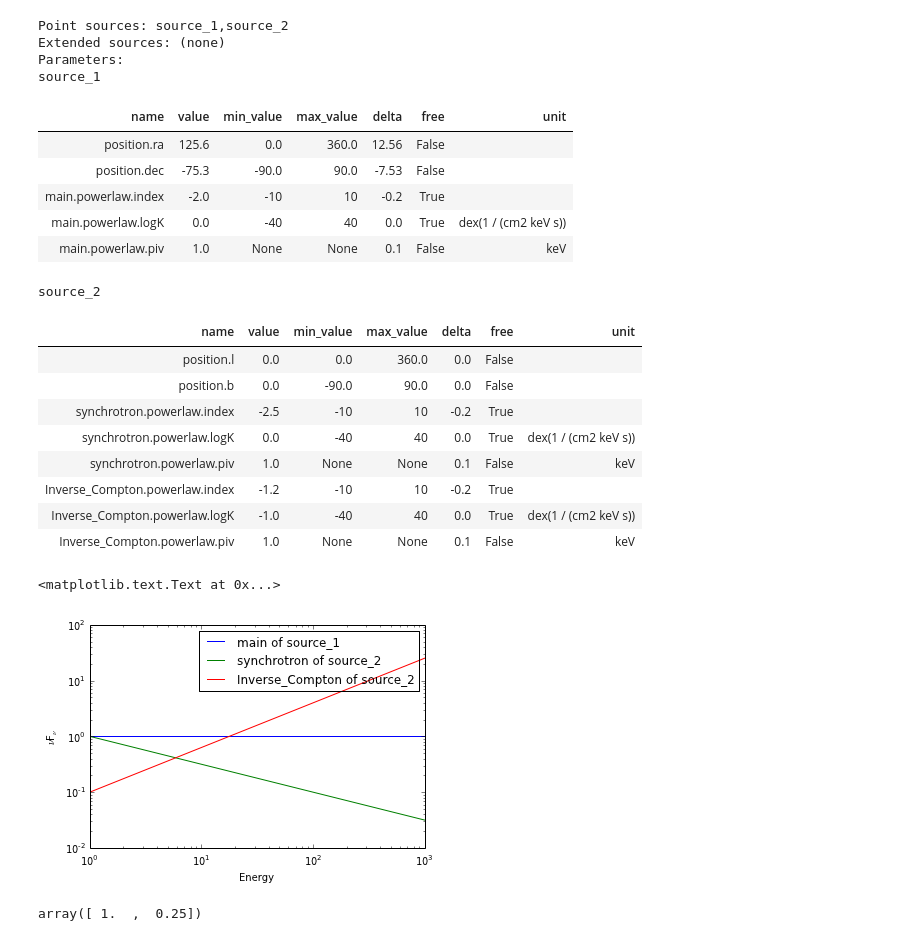
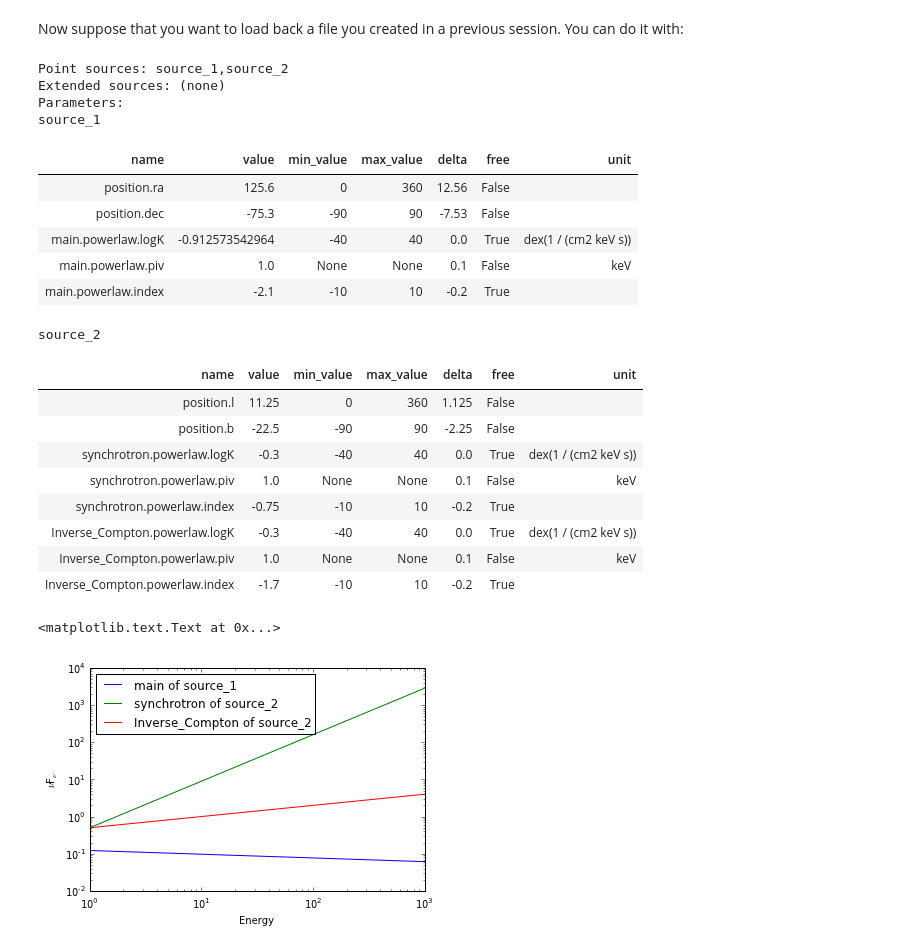
Before and after one commit to threeML/astromodels, a Jupyter notebook: examples/create_model.ipynb, the cells around one changed output. Drawn from its saved outputs; the diff is of its cells as text; code cells hidden in the pictures.

Commit message:
Improving display of information about objects

```diff
--- a/examples/create_model.ipynb
+++ b/examples/create_model.ipynb
@@ -32,0 +47,3 @@ keV
+# %%
+pts1_shape.logK = 1.2
+pts1_shape.index = -2.1
@@ -32,0 +84,6 @@ keV
+# %%
+pts1 = PointSource('source_1', ra=125.6, dec=-75.3,
+                   spectral_shape=pts1_shape)
+
+# Get some info about what we just created
+pts1.display()
@@ -33,4 +144,8 @@ keV
 # %%
 # Build a model with the two point sources
 
-my_model = am.Model(point_source1, point_source2)
+my_model = Model(pts1, point_source2)
+
+# Let's have a look at what we just created
+
+my_model.display()
@@ -36,0 +175,19 @@ my_model = am.Model(point_source1, point_source2)
+# %%
+# Method 1: universal method. When you have available an instance of a model
+# you can refer to a parameter with the 'extended' syntax:
+
+my_model.source_2.synchrotron.powerlaw.logK = 0.3
+
+# Method 2: universal method 2. You can obtain the same result without
+# explicitly using the name of the spectral function, by using the
+# generic name 'shape':
+
+my_model.source_2.synchrotron.shape.logK = 0.3
+
+# Method 3: using instances created previously.
+
+point_source2.synchrotron.shape.logK = -0.3
+component2.shape.logK = -0.3
+spectrum2.logK = -0.3
+
+my_model.display()
@@ -37 +245,3 @@ my_model = am.Model(point_source1, point_source2)
+# %% [markdown]
+Now suppose that you want to load back a file you created in a previous session. You can do it with:
 # %%
@@ -45,63 +251,64 @@ my_model_2 = am.load_model('my_model.yml')
 # %%
 # Explore the model we just loaded back
-my_model.display()
+
+my_model_2.display()
 # %% [output]
 Point sources: source_1,source_2
 Extended sources: (none)
 Parameters:
 source_1
 | name | value | min_value | max_value | delta | free | unit |
-| position.ra | 125.6 | 0.0 | 360.0 | 12.56 | False |  |
-| position.dec | -75.3 | -90.0 | 90.0 | -7.53 | False |  |
-| main.powerlaw.index | -2.0 | -10 | 10 | -0.2 | True |  |
-| main.powerlaw.logK | 0.0 | -40 | 40 | 0.0 | True | dex(1 / (cm2 keV s)) |
+| position.ra | 125.6 | 0 | 360 | 12.56 | False |  |
+| position.dec | -75.3 | -90 | 90 | -7.53 | False |  |
+| main.powerlaw.logK | -0.912573542964 | -40 | 40 | 0.0 | True | dex(1 / (cm2 keV s)) |
 | main.powerlaw.piv | 1.0 | None | None | 0.1 | False | keV |
+| main.powerlaw.index | -2.1 | -10 | 10 | -0.2 | True |  |
 source_2
 | name | value | min_value | max_value | delta | free | unit |
-| position.l | 0.0 | 0.0 | 360.0 | 0.0 | False |  |
-| position.b | 0.0 | -90.0 | 90.0 | 0.0 | False |  |
-| synchrotron.powerlaw.index | -2.5 | -10 | 10 | -0.2 | True |  |
-| synchrotron.powerlaw.logK | 0.0 | -40 | 40 | 0.0 | True | dex(1 / (cm2 keV s)) |
+| position.l | 11.25 | 0 | 360 | 1.125 | False |  |
+| position.b | -22.5 | -90 | 90 | -2.25 | False |  |
+| synchrotron.powerlaw.logK | -0.3 | -40 | 40 | 0.0 | True | dex(1 / (cm2 keV s)) |
 | synchrotron.powerlaw.piv | 1.0 | None | None | 0.1 | False | keV |
-| Inverse_Compton.powerlaw.index | -1.2 | -10 | 10 | -0.2 | True |  |
-| Inverse_Compton.powerlaw.logK | -1.0 | -40 | 40 | 0.0 | True | dex(1 / (cm2 keV s)) |
+| synchrotron.powerlaw.index | -0.75 | -10 | 10 | -0.2 | True |  |
+| Inverse_Compton.powerlaw.logK | -0.3 | -40 | 40 | 0.0 | True | dex(1 / (cm2 keV s)) |
 | Inverse_Compton.powerlaw.piv | 1.0 | None | None | 0.1 | False | keV |
+| Inverse_Compton.powerlaw.index | -1.7 | -10 | 10 | -0.2 | True |  |
 # %%
-# Now evaluate out models
+# Now evaluate and plot our models. You need matplotlib for this
+
+import matplotlib.pyplot as plt
+
+%matplotlib inline
 
 # Energies where we want to evaluate the model
 
 e = np.logspace(0,3,100)
 
 # Loop over the sources
 
 for src_name, src in my_model.point_sources.iteritems():
 
     # Loop over the components of each source
 
     for comp_name, component in src.components.iteritems():
 
         # Get the differential flux (in ph/cm2/s)
 
         flux = component.shape(e)
 
         # this can also be accomplished with:
         # flux = component.powerlaw(e)
         # but this requires to know the name of the
         # spectral shape which was used
 
         # Plot this component for this source
 
         plt.plot(e,e * e * flux,label="%s of %s" % (component.name, src.name))
 
-plt.legend()
+plt.legend(loc=0)
 plt.loglog()
 plt.xlabel("Energy")
 plt.ylabel(r"$\nu$F$_{\nu}$")
 # %% [output]
 <matplotlib.text.Text at 0x...>
-[figure, old version]
+[figure, new version]
-# %%
-my_model.get_point_source_fluxes(0,np.array([1.0,2.0]))
-# %% [output]
-array([ 1.  ,  0.25])
```
Also changed, not shown: parts of 22 cells of this notebook, 8 other files.
